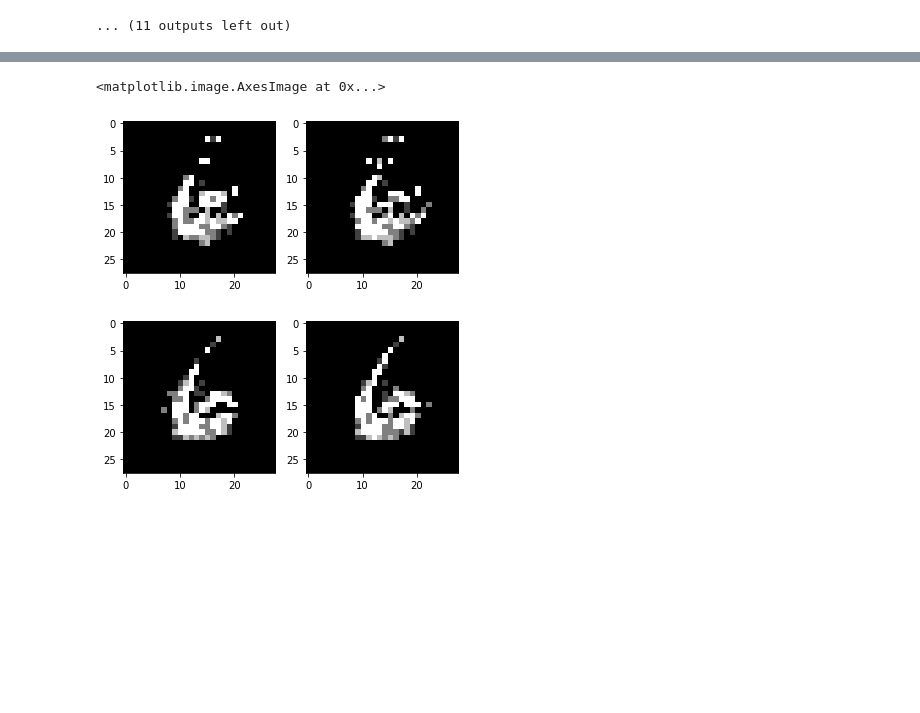
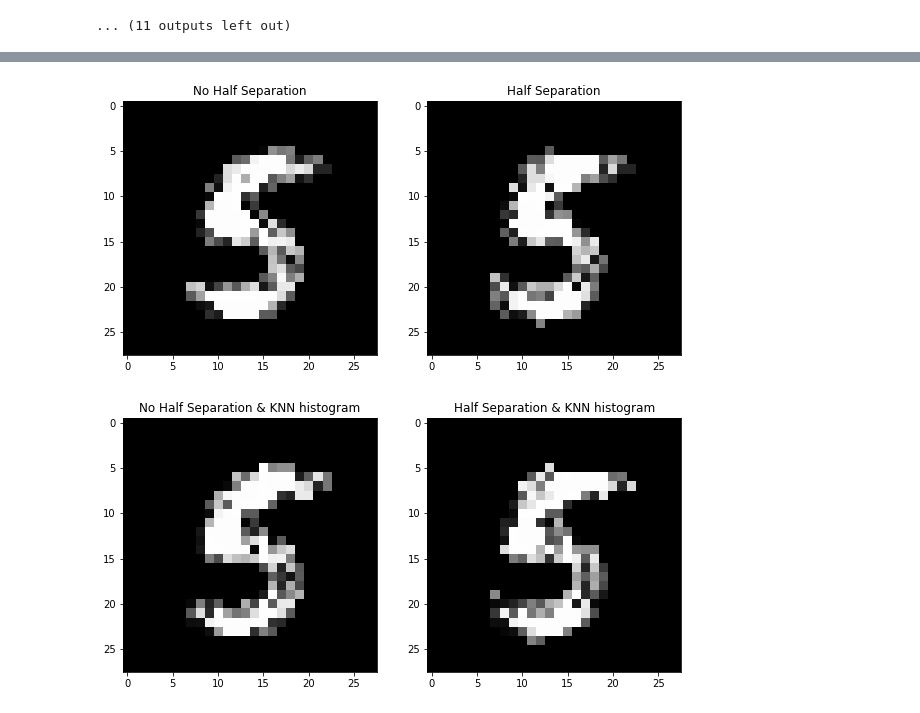
Before and after one commit to sairisheek/Permuted_MNIST, a Jupyter notebook: Perturbed_MNIST.ipynb, the cells around one changed output, grey strips where cells are left out. Saved outputs shown, nothing was run; the diff lists cells and outputs as text; code cells hidden in the pictures; blank space fills up the shorter version.

```diff
--- a/Perturbed_MNIST.ipynb
+++ b/Perturbed_MNIST.ipynb
@@ -136,7 +137,7 @@ def gen_prob_map(target_lbl, hist=None, weights=False):
         for i,s in enumerate(sub_data):
             hists[i] = torch.bincount(s.flatten(), minlength=256)
         norms = torch.linalg.norm(hists - hist, dim=1)
-        norms = torch.max(norms) - norms
+        norms = torch.max(norms) - norms + 1
         for i in range(sub_data.shape[1]):
             for j in range(sub_data.shape[2]):
                 prob_map[i,j] = torch.bincount(sub_data[:,i,j], weights=norms, minlength=256)#/sub_data.shape[0]
@@ -159,7 +160,7 @@ def gen_prob_map_exemp(target, hist, k, weights=False):
     sub_knn = sub_data[knn.indices]
     prob_map = torch.zeros(28,28,256)
     if weights:
-        norms = torch.max(knn.values) - knn.values
+        norms = torch.max(knn.values) - knn.values + 1
         for i in range(sub_knn.shape[1]):
             for j in range(sub_knn.shape[2]):
                 prob_map[i,j] = torch.bincount(sub_knn[:,i,j],weights=norms,minlength=256)#/sub_knn.shape[0]
@@ -189,18 +191,21 @@ torch.Size([28, 28])
 # %%
-target_lbl=6
+import random
+target_lbl=5
 prob_map = gen_prob_map(target_lbl)
-stidxs = (shuffle_train_set.targets==target_lbl)
-stidx = int(torch.nonzero(stidxs)[6])
+stidxs = torch.nonzero((shuffle_train_set.targets==target_lbl))
+i = random.randint(0, stidxs.shape[0]-1)
+stidx = int(stidxs[i])
 #sub_shuf_data = shuffle_train_set[stidxs]
 sub_shuf_target = shuffle_train_set.targets[stidxs]
 orig_img, orig_lbl = train_set[stidx]
 test_img, test_lbl = shuffle_train_set[stidx]
-fig = plt.figure()
+fig = plt.figure(figsize=(10,20))
 fig.add_subplot(1,2,1)
 plt.imshow(test_img.squeeze(), cmap='gray')
-plt.title('label %d'%int(test_lbl))
+plt.title('Shuffled Image')
 fig.add_subplot(1,2,2)
 plt.imshow(orig_img.squeeze(), cmap='gray')
-plt.title('label %d'%int(orig_lbl))
+plt.title('Original Image')
 print(torch.linalg.norm(test_img.squeeze() - orig_img.squeeze(), dim=(0,1)))
+test_img = (255*test_img).type(torch.uint8).squeeze()
 # %% [output]
@@ -218,44 +223,49 @@ def reconstruct_image(test_img, prob_map):
         val = torch.max(cp_prob_map)
         ixs = (cp_prob_map==val).nonzero()
         rand = random.randint(0,ixs.shape[0]-1)
-        ix = ixs[rand]
+        ix = ixs[0]
         pix_val = ix[2]
         #print(pix_val)
         #print(ix)
         if(test_img_cts[pix_val] > 0): # if we have pixel budget assign
-            rec_img[ix[0],ix[1]] = pix_val
-            test_img_cts[pix_val] -= 1
-            cp_prob_map[ix[0],ix[1],ix[2]] = -1
+            rec_img[ix[0],ix[1]] = pix_val #assignment
+            test_img_cts[pix_val] -= 1 # reduce pixel budget
+            cp_prob_map[ix[0],ix[1],:] = -1 # don't get this as max prob map
             ctr += 1
         else:   # else don't get these pixel
             cp_prob_map[:,:,pix_val] = -1
     #print(test_img_cts)
     return rec_img
 
 def reconstruct_from_halves(img, prob_map):
     left_rec = reconstruct_image(img[:,0:14], prob_map[:,0:14])
     right_rec = reconstruct_image(img[:,14:28], prob_map[:,14:28])
     return torch.cat((left_rec,right_rec), 1)
-test_img = (255*test_img).type(torch.uint8).squeeze()
+
+
 hist = torch.bincount(test_img.flatten(), minlength=256)
 prob_map = gen_prob_map(target_lbl)
-prob_map_e = gen_prob_map_exemp(target_lbl, hist,1000)
+prob_map_e = gen_prob_map_exemp(target_lbl, hist,2000)
 rec = reconstruct_image(test_img, prob_map)
 better_rec = reconstruct_from_halves(test_img, prob_map)
 rec_e = reconstruct_image(test_img, prob_map_e)
 better_rec_e = reconstruct_from_halves(test_img, prob_map_e)
-fig1 = plt.figure()
+
+fig1 = plt.figure(figsize=(10,20))
 fig1.add_subplot(1,2,1)
 plt.imshow(rec, cmap='gray')
+plt.title("No Half Separation");
 fig1.add_subplot(1,2,2)
 plt.imshow(better_rec, cmap='gray')
-fig2 = plt.figure()
+plt.title("Half Separation");
+fig2 = plt.figure(figsize=(10,20))
 fig2.add_subplot(1,2,1)
 plt.imshow(rec_e, cmap='gray')
+plt.title("No Half Separation & KNN histogram");
 fig2.add_subplot(1,2,2)
 plt.imshow(better_rec_e, cmap='gray')
+plt.title("Half Separation & KNN histogram");
 # %% [output]
-<matplotlib.image.AxesImage at 0x...>
-[figure, old version]
+[figure, new version]
-[figure, old version]
+[figure, new version]
 # %%
```
Also changed, not shown: parts of 5 cells of this notebook.
